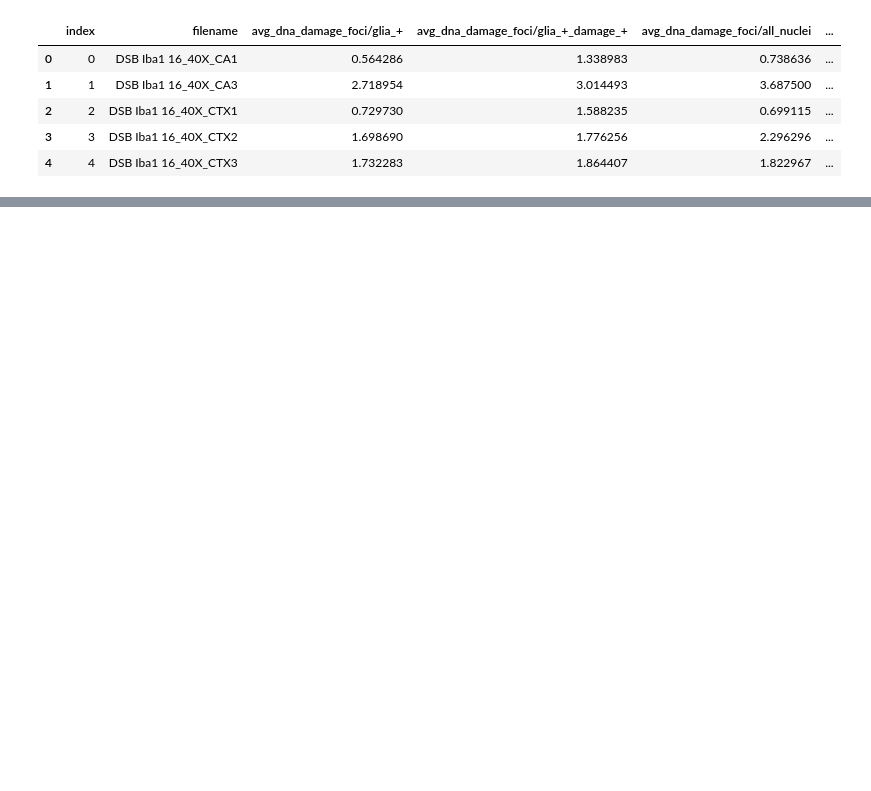
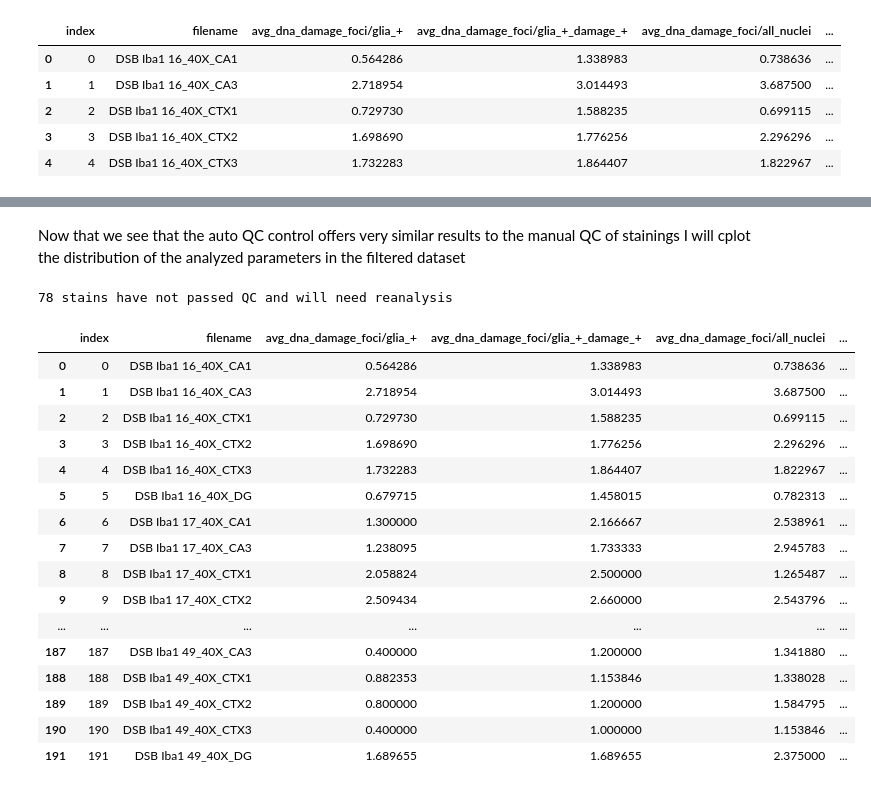
Before and after one commit to adiezsanchez/microglia_dna_damage, a Jupyter notebook: 2_data_exploration.ipynb, the cells around one changed output, grey strips where cells are left out. Drawn from its saved outputs; the diff is of its cells as text; code cells hidden in the pictures; blank space fills up the shorter version.

Commit message:
Check sigma_6 diam_30

```diff
--- a/2_data_exploration.ipynb
+++ b/2_data_exploration.ipynb
@@ -115,0 +118,29 @@ fig.show()
+# %%
+# Calculate mean area of the image occupied by glia+ signal
+glia_mask_area_mean = df['%_glia+_signal'].mean()
+
+# Calculate mean area of the image occupied by dna_damage_+ signal
+dna_damage_mask_area_mean = df['%_dna_damage_signal'].mean()
+# %%
+# Define a function to determine staining quality
+def determine_stain_quality(value, mean_value):
+    if value < mean_value:
+        return "optimal"
+    else:
+        return "suboptimal"
+
+# Check stain quality for glia and create another column storing optimal or suboptimal if qc_passed or not
+merged_df['glia_stain_quality_auto'] = merged_df['%_glia+_signal'].apply(lambda x: determine_stain_quality(x, glia_mask_area_mean))
+
+# Check stain quality for dna_damage and create another column storing optimal or suboptimal if qc_passed or not
+merged_df['dna_damage_stain_quality_auto'] = merged_df['%_dna_damage_signal'].apply(lambda x: determine_stain_quality(x, dna_damage_mask_area_mean))
+
+# Check for both stain qualities and store True qc_passed if both are optimal
+merged_df['staining_qc_passed'] = (merged_df['glia_stain_quality_auto'] == 'optimal') & (merged_df['dna_damage_stain_quality_auto'] == 'optimal')
+
+# Group the DataFrame by 'staining_id' and check if all 'staining_qc_passed' values are True, otherwise set them all to False
+merged_df['staining_qc_passed'] = merged_df.groupby('staining_id')['staining_qc_passed'].transform('all')
+
+# Now, if all 'staining_qc_passed' values for the same 'staining_id' were True, the column will remain True; otherwise, it will be False
+
+merged_df.head()
@@ -136,0 +208,2 @@ fig.show()
+# %% [markdown]
+Now that we see that the auto QC control offers very similar results to the manual QC of stainings I will cplot the distribution of the analyzed parameters in the filtered dataset
@@ -136,0 +259,29 @@ fig.show()
+# %%
+qc_failed_df = merged_df[merged_df['staining_qc_passed'] == False]
+
+print(f"{qc_failed_df.shape[0]} stains have not passed QC and will need reanalysis")
+
+#TODO: Iterate over the indexes stored in qc_failed_list and display the images to manually check why qc was not passed
+
+qc_failed_list = qc_failed_df['index'].tolist()
+
+qc_failed_df
+# %% [output]
+78 stains have not passed QC and will need reanalysis
+|  | index | filename | avg_dna_damage_foci/glia_+ | avg_dna_damage_foci/glia_+_damage_+ | avg_dna_damage_foci/all_nuclei | ... |
+| 0 | 0 | DSB Iba1 16_40X_CA1 | 0.564286 | 1.338983 | 0.738636 | ... |
+| 1 | 1 | DSB Iba1 16_40X_CA3 | 2.718954 | 3.014493 | 3.687500 | ... |
+| 2 | 2 | DSB Iba1 16_40X_CTX1 | 0.729730 | 1.588235 | 0.699115 | ... |
+| 3 | 3 | DSB Iba1 16_40X_CTX2 | 1.698690 | 1.776256 | 2.296296 | ... |
+| 4 | 4 | DSB Iba1 16_40X_CTX3 | 1.732283 | 1.864407 | 1.822967 | ... |
+| 5 | 5 | DSB Iba1 16_40X_DG | 0.679715 | 1.458015 | 0.782313 | ... |
+| 6 | 6 | DSB Iba1 17_40X_CA1 | 1.300000 | 2.166667 | 2.538961 | ... |
+| 7 | 7 | DSB Iba1 17_40X_CA3 | 1.238095 | 1.733333 | 2.945783 | ... |
+| 8 | 8 | DSB Iba1 17_40X_CTX1 | 2.058824 | 2.500000 | 1.265487 | ... |
+| 9 | 9 | DSB Iba1 17_40X_CTX2 | 2.509434 | 2.660000 | 2.543796 | ... |
+| ... | ... | ... | ... | ... | ... | ... |
+| 187 | 187 | DSB Iba1 49_40X_CA3 | 0.400000 | 1.200000 | 1.341880 | ... |
+| 188 | 188 | DSB Iba1 49_40X_CTX1 | 0.882353 | 1.153846 | 1.338028 | ... |
+| 189 | 189 | DSB Iba1 49_40X_CTX2 | 0.800000 | 1.200000 | 1.584795 | ... |
+| 190 | 190 | DSB Iba1 49_40X_CTX3 | 0.400000 | 1.000000 | 1.153846 | ... |
+| 191 | 191 | DSB Iba1 49_40X_DG | 1.689655 | 1.689655 | 2.375000 | ... |
```
Also changed, not shown: parts of 14 cells of this notebook, 2 other files.
